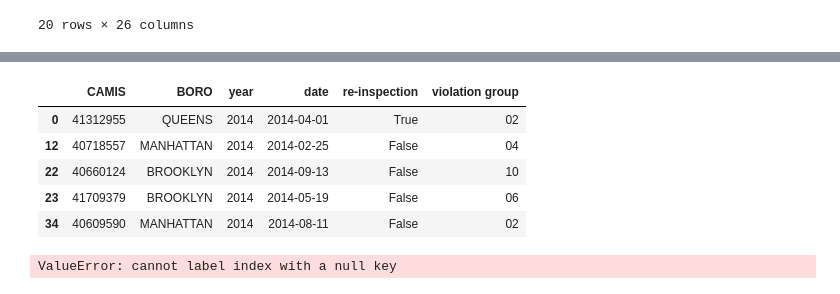
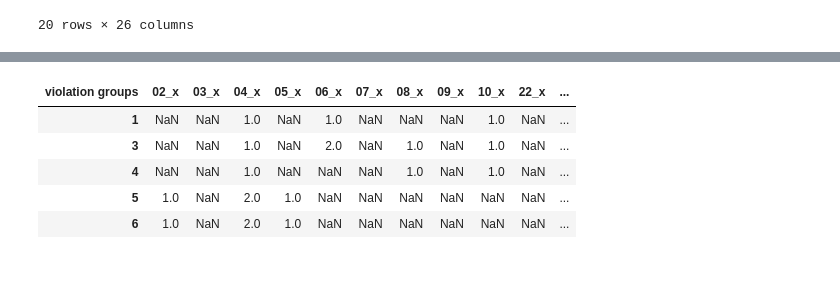
Before and after one commit to chenHub00/restaurant_inspections, a Jupyter notebook: DataPreparation-CycleInspections.ipynb, the cells around one changed output, grey strips where cells are left out. Drawn from its saved outputs; the diff is of its cells as text; code cells hidden in the pictures.

Commit message:
table with inspection columns in groups

```diff
--- a/DataPreparation-CycleInspections.ipynb
+++ b/DataPreparation-CycleInspections.ipynb
@@ -223,25 +192,11 @@ cyc_viol2014 = pd.read_csv('cyc_viol2014.csv', sep=',',engine='python')
-# %%
-cyc_viol2014.sort_values(['CAMIS','BORO','date'])
-# it could be that initial inspections
-# are from previous year?!
-# how can be distinguished initial and corresponding re-inspection
-# within a given CAMIS, BORO
-# if re-inspection == True and exist re-inspection = False in previous date
-# that re-inspection = False is the corresponding
-# without changing CAMIS, BORO,year
-# two new columns for date and violation group for each re-inspection type
-cyc_viol2014.head()
-# %% [output]
-|  | CAMIS | BORO | year | date | re-inspection | violation group |
-| 0 | 41312955 | QUEENS | 2014 | 2014-04-01 | True | 02 |
-| 12 | 40718557 | MANHATTAN | 2014 | 2014-02-25 | False | 04 |
-| 22 | 40660124 | BROOKLYN | 2014 | 2014-09-13 | False | 10 |
-| 23 | 41709379 | BROOKLYN | 2014 | 2014-05-19 | False | 06 |
-| 34 | 40609590 | MANHATTAN | 2014 | 2014-08-11 | False | 02 |
-# %%
-cyc_viol2014.set_index(['CAMIS', 'BORO','year'])
-#.pivot('re-inspection')
-#.unstack(['re-inspection'])
-#cyc_viol2014.unstack('re-inspection')
-# %% [output]
-ValueError: cannot label index with a null key
+# %%
+# only inspection values
+table_inspections = same_year_inspections.drop(["CAMIS","date_x","date_y","BORO_x","BORO_y","year"],axis=1)
+table_inspections.head()
+# %% [output]
+| violation groups | 02_x | 03_x | 04_x | 05_x | 06_x | 07_x | 08_x | 09_x | 10_x | 22_x | ... |
+| 1 | NaN | NaN | 1.0 | NaN | 1.0 | NaN | NaN | NaN | 1.0 | NaN | ... |
+| 3 | NaN | NaN | 1.0 | NaN | 2.0 | NaN | 1.0 | NaN | 1.0 | NaN | ... |
+| 4 | NaN | NaN | 1.0 | NaN | NaN | NaN | 1.0 | NaN | 1.0 | NaN | ... |
+| 5 | 1.0 | NaN | 2.0 | 1.0 | NaN | NaN | NaN | NaN | NaN | NaN | ... |
+| 6 | 1.0 | NaN | 2.0 | 1.0 | NaN | NaN | NaN | NaN | NaN | NaN | ... |
```
Also changed, not shown: parts of 9 cells of this notebook, 1 other file.
